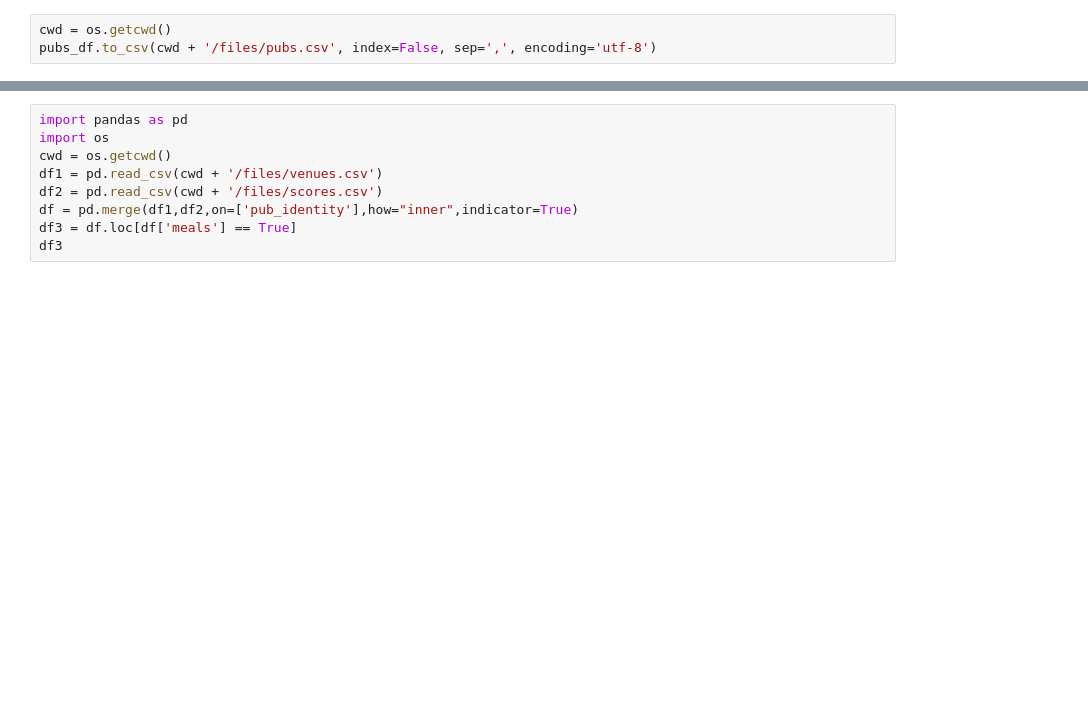
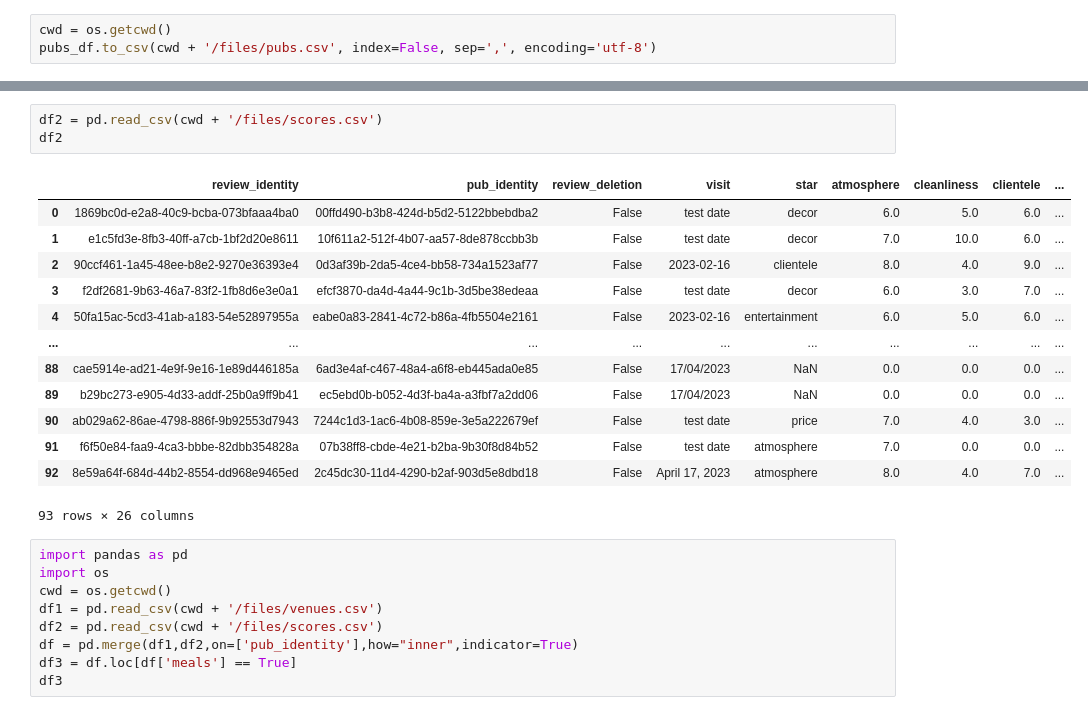
Before and after one commit to cartsmate/thepubcrawls, a Jupyter notebook: stations_edit.ipynb, the cells around one changed output, grey strips where cells are left out. Cells and saved outputs as stored; diff of their text form; blank space fills up the shorter version.

```diff
--- a/stations_edit.ipynb
+++ b/stations_edit.ipynb
@@ -309,3 +316,20 @@ pubs_df.to_csv(cwd + '/files/pubs.csv', index=False, sep=',', encoding='utf-8')
+# %%
+df2 = pd.read_csv(cwd + '/files/scores.csv')
+df2
+# %% [output]
+|  | review_identity | pub_identity | review_deletion | visit | star | atmosphere | cleanliness | clientele | ... |
+| 0 | 1869bc0d-e2a8-40c9-bcba-073bfaaa4ba0 | 00ffd490-b3b8-424d-b5d2-5122bbebdba2 | False | test date | decor | 6.0 | 5.0 | 6.0 | ... |
+| 1 | e1c5fd3e-8fb3-40ff-a7cb-1bf2d20e8611 | 10f611a2-512f-4b07-aa57-8de878ccbb3b | False | test date | decor | 7.0 | 10.0 | 6.0 | ... |
+| 2 | 90ccf461-1a45-48ee-b8e2-9270e36393e4 | 0d3af39b-2da5-4ce4-bb58-734a1523af77 | False | 2023-02-16 | clientele | 8.0 | 4.0 | 9.0 | ... |
+| 3 | f2df2681-9b63-46a7-83f2-1fb8d6e3e0a1 | efcf3870-da4d-4a44-9c1b-3d5be38edeaa | False | test date | decor | 6.0 | 3.0 | 7.0 | ... |
+| 4 | 50fa15ac-5cd3-41ab-a183-54e52897955a | eabe0a83-2841-4c72-b86a-4fb5504e2161 | False | 2023-02-16 | entertainment | 6.0 | 5.0 | 6.0 | ... |
+| ... | ... | ... | ... | ... | ... | ... | ... | ... | ... |
+| 88 | cae5914e-ad21-4e9f-9e16-1e89d446185a | 6ad3e4af-c467-48a4-a6f8-eb445ada0e85 | False | 17/04/2023 | NaN | 0.0 | 0.0 | 0.0 | ... |
+| 89 | b29bc273-e905-4d33-addf-25b0a9ff9b41 | ec5ebd0b-b052-4d3f-ba4a-a3fbf7a2dd06 | False | 17/04/2023 | NaN | 0.0 | 0.0 | 0.0 | ... |
+| 90 | ab029a62-86ae-4798-886f-9b92553d7943 | 7244c1d3-1ac6-4b08-859e-3e5a222679ef | False | test date | price | 7.0 | 4.0 | 3.0 | ... |
+| 91 | f6f50e84-faa9-4ca3-bbbe-82dbb354828a | 07b38ff8-cbde-4e21-b2ba-9b30f8d84b52 | False | test date | atmosphere | 7.0 | 0.0 | 0.0 | ... |
+| 92 | 8e59a64f-684d-44b2-8554-dd968e9465ed | 2c45dc30-11d4-4290-b2af-903d5e8dbd18 | False | April 17, 2023 | atmosphere | 8.0 | 4.0 | 7.0 | ... |
+93 rows × 26 columns
 # %%
 import pandas as pd
 import os
```
Also changed, not shown: parts of 1 cell of this notebook, 11 other files.
